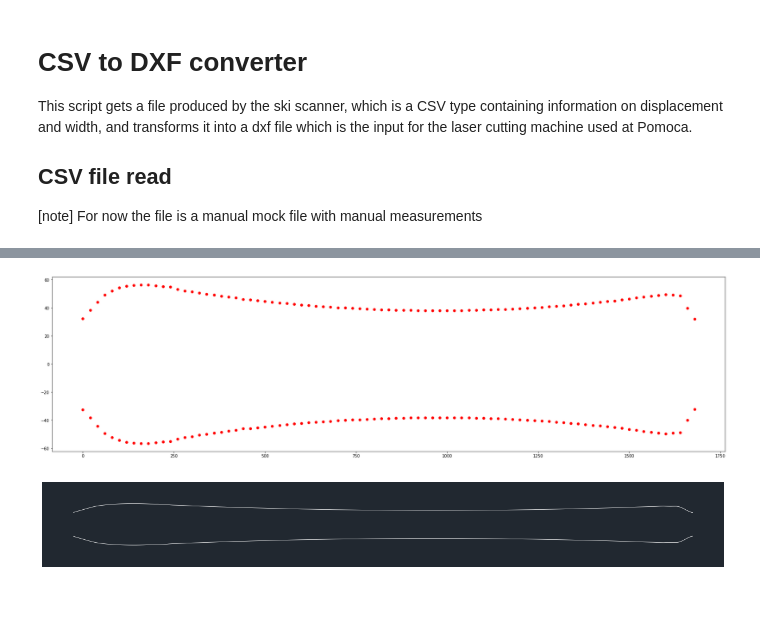
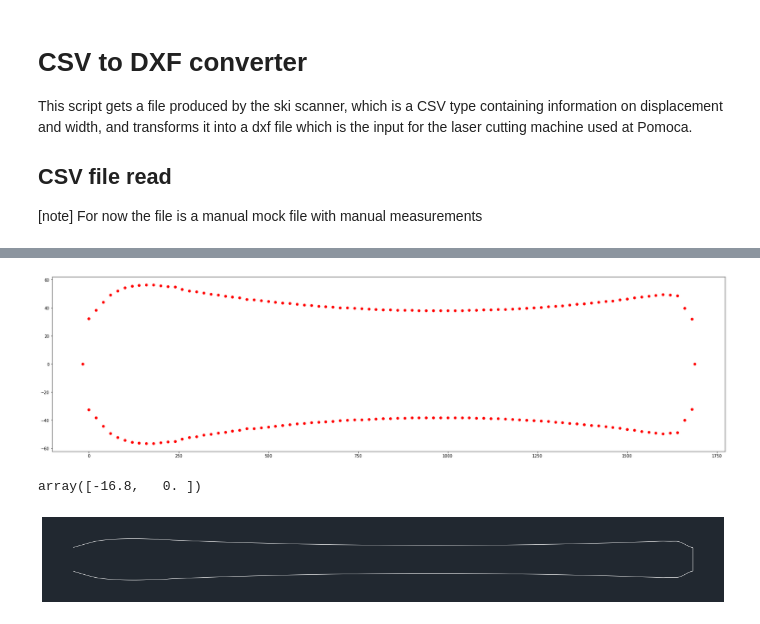
Before and after one commit to raphaFanti/skiScanner-DataLogger, a Jupyter notebook: Post processing/csv to dxf decoder.ipynb, the cells around one changed output, grey strips where cells are left out. Saved outputs shown, nothing was run; the diff lists cells and outputs as text; code cells hidden in the pictures.

```diff
--- a/Post processing/csv to dxf decoder.ipynb
+++ b/Post processing/csv to dxf decoder.ipynb
@@ -20,7 +20,15 @@ from ezdxf.addons.drawing.matplotlib import MatplotlibBackend
 df = pd.read_csv("input.csv", sep = ";")
 df['W'] = df['W']/2 # Half width to plot profile
 
+# Nominal length
+L = 167
+
+# Percentage of smoothness for tip and tail
+tipaddp = 0.01 #tip add percentage
+tailaddp = 0.005 #tail add percentage
+
 print(df.info())
+df.transpose()
 # %% [output]
 <class 'pandas.core.frame.DataFrame'>
 RangeIndex: 85 entries, 0 to 84
@@ -35,17 +47,29 @@ None
 # %%
 # Plot two sides of the ski
 
 plt.figure(figsize=(30, 8))
 
 df_select = df.to_numpy()
 x,y = df_select[:,0],df_select[:,1]
 df_select2 = df.to_numpy()
 df_select2[:,1] = -df_select[:,1]
+
+maxlength = np.amax(df['L'])
+minlength = np.amin(df['L'])
+tipadd = np.array([minlength - (maxlength*tipaddp), 0])
+tailadd = np.array([maxlength + (maxlength*tailaddp),0])
+
+plt.plot(tipadd[0],tipadd[1], 'ro')
+plt.plot(tailadd[0],tailadd[1], 'ro')
 plt.plot(df['L'], df['W'], 'ro')
 plt.plot(df['L'], -df['W'], 'ro')
 plt.show()
 # %% [output]
-[figure, old version]
+[figure, new version]
+# %%
+np.array(tipadd)
+# %% [output]
+array([-16.8,   0. ])
 # %%
 # Create a new DXF document.
 doc = dxf.new(dxfversion='R2010')
```
Also changed, not shown: parts of 3 cells of this notebook, 1 other file.
